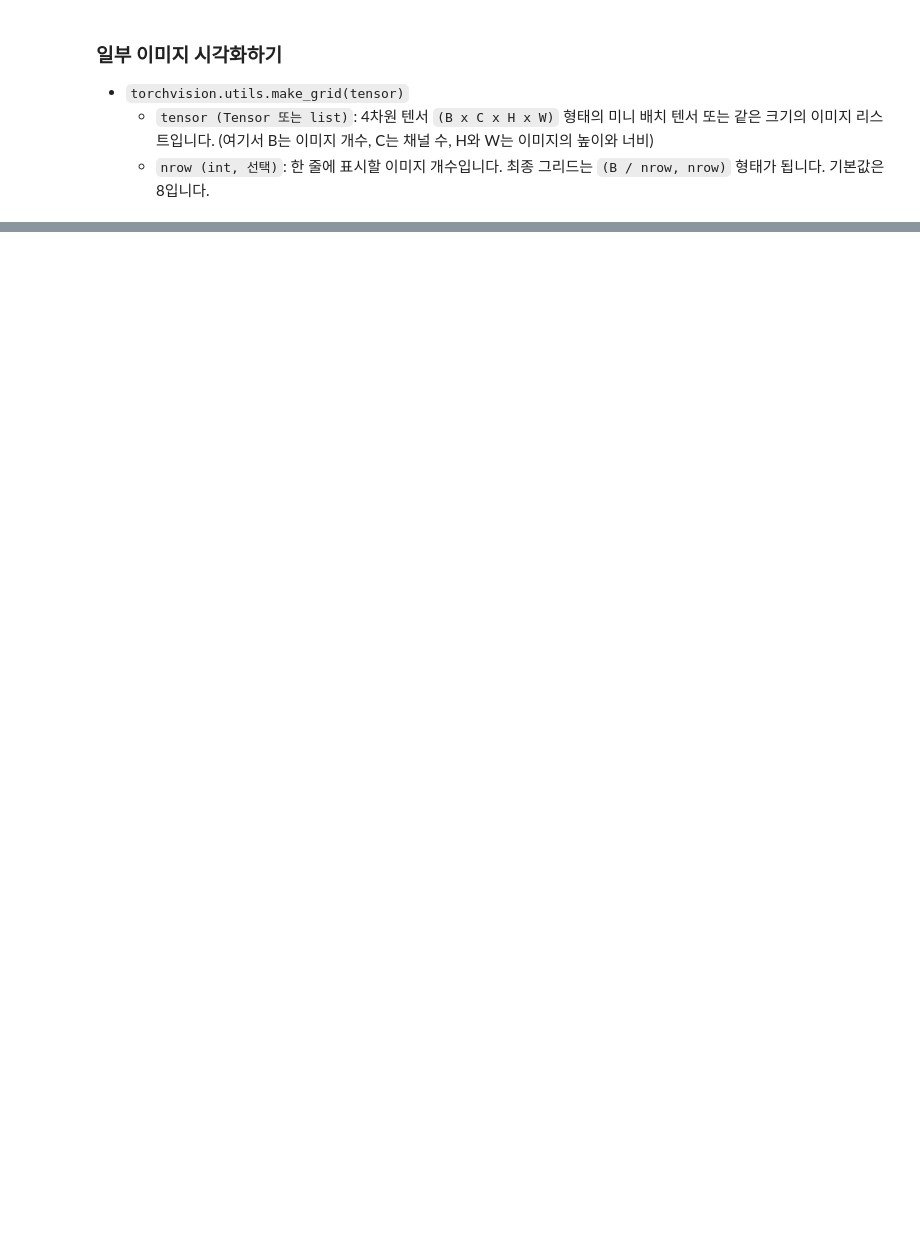
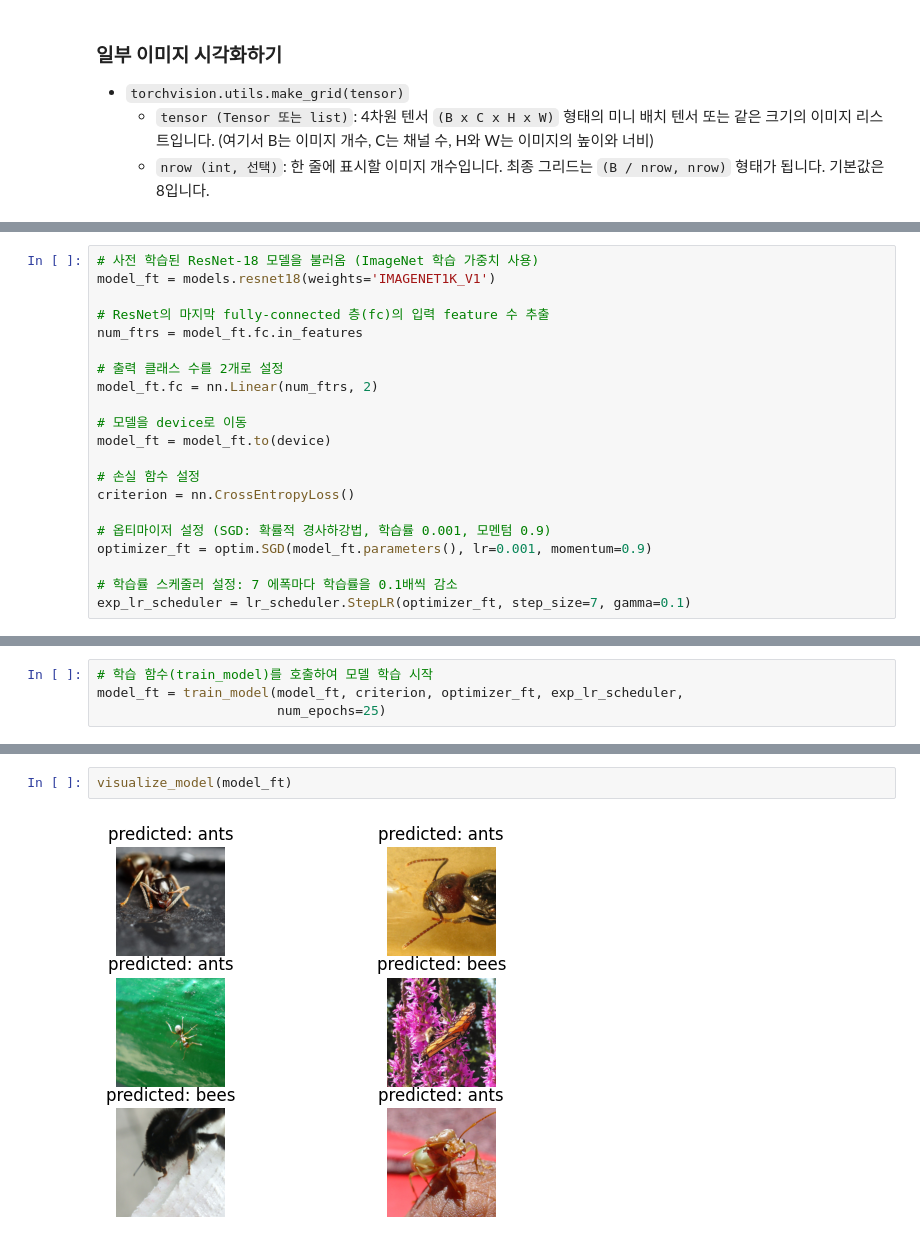
Before and after one commit to ironmanciti/Pytorch_DL_Lecture, a Jupyter notebook: 270_transfer_learning_tutorial.ipynb, the cells around one changed output, grey strips where cells are left out. Drawn from its saved outputs; the diff is of its cells as text; blank space fills up the shorter version.

```diff
--- a/270_transfer_learning_tutorial.ipynb
+++ b/270_transfer_learning_tutorial.ipynb
@@ -487,0 +319,21 @@ imshow(out, 'incorrect')  # 'incorrect'라는 제목으로 정답을 틀린 이
+# %%
+# 사전 학습된 ResNet-18 모델을 불러옴 (ImageNet 학습 가중치 사용)
+model_ft = models.resnet18(weights='IMAGENET1K_V1')
+
+# ResNet의 마지막 fully-connected 층(fc)의 입력 feature 수 추출
+num_ftrs = model_ft.fc.in_features
+
+# 출력 클래스 수를 2개로 설정
+model_ft.fc = nn.Linear(num_ftrs, 2)
+
+# 모델을 device로 이동
+model_ft = model_ft.to(device)
+
+# 손실 함수 설정
+criterion = nn.CrossEntropyLoss()
+
+# 옵티마이저 설정 (SGD: 확률적 경사하강법, 학습률 0.001, 모멘텀 0.9)
+optimizer_ft = optim.SGD(model_ft.parameters(), lr=0.001, momentum=0.9)
+
+# 학습률 스케줄러 설정: 7 에폭마다 학습률을 0.1배씩 감소
+exp_lr_scheduler = lr_scheduler.StepLR(optimizer_ft, step_size=7, gamma=0.1)
@@ -487,0 +342,4 @@ imshow(out, 'incorrect')  # 'incorrect'라는 제목으로 정답을 틀린 이
+# %%
+# 학습 함수(train_model)를 호출하여 모델 학습 시작
+model_ft = train_model(model_ft, criterion, optimizer_ft, exp_lr_scheduler,
+                       num_epochs=25)
@@ -487,0 +368,4 @@ imshow(out, 'incorrect')  # 'incorrect'라는 제목으로 정답을 틀린 이
+# %%
+visualize_model(model_ft)
+# %% [output]
+[figure, added]
```
Also changed, not shown: parts of 45 cells of this notebook, 20 other files.
